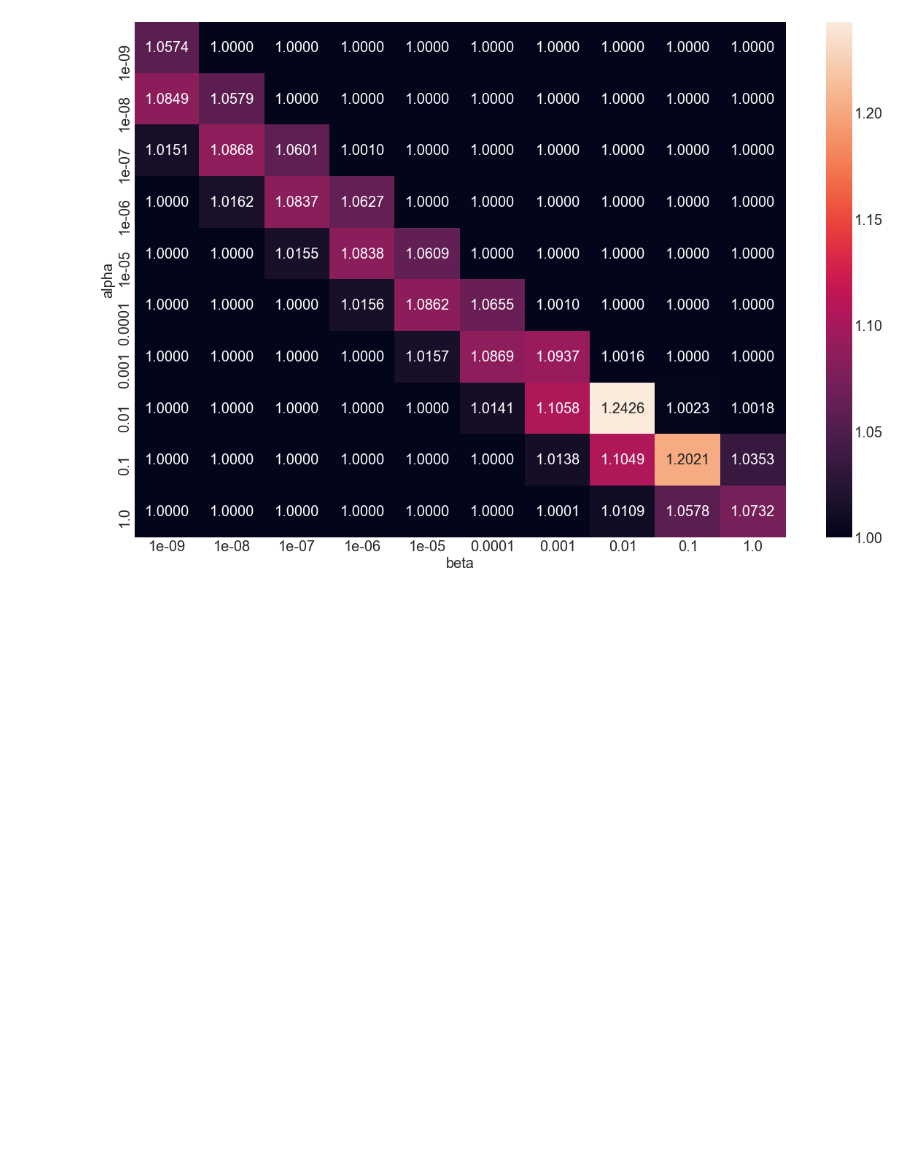
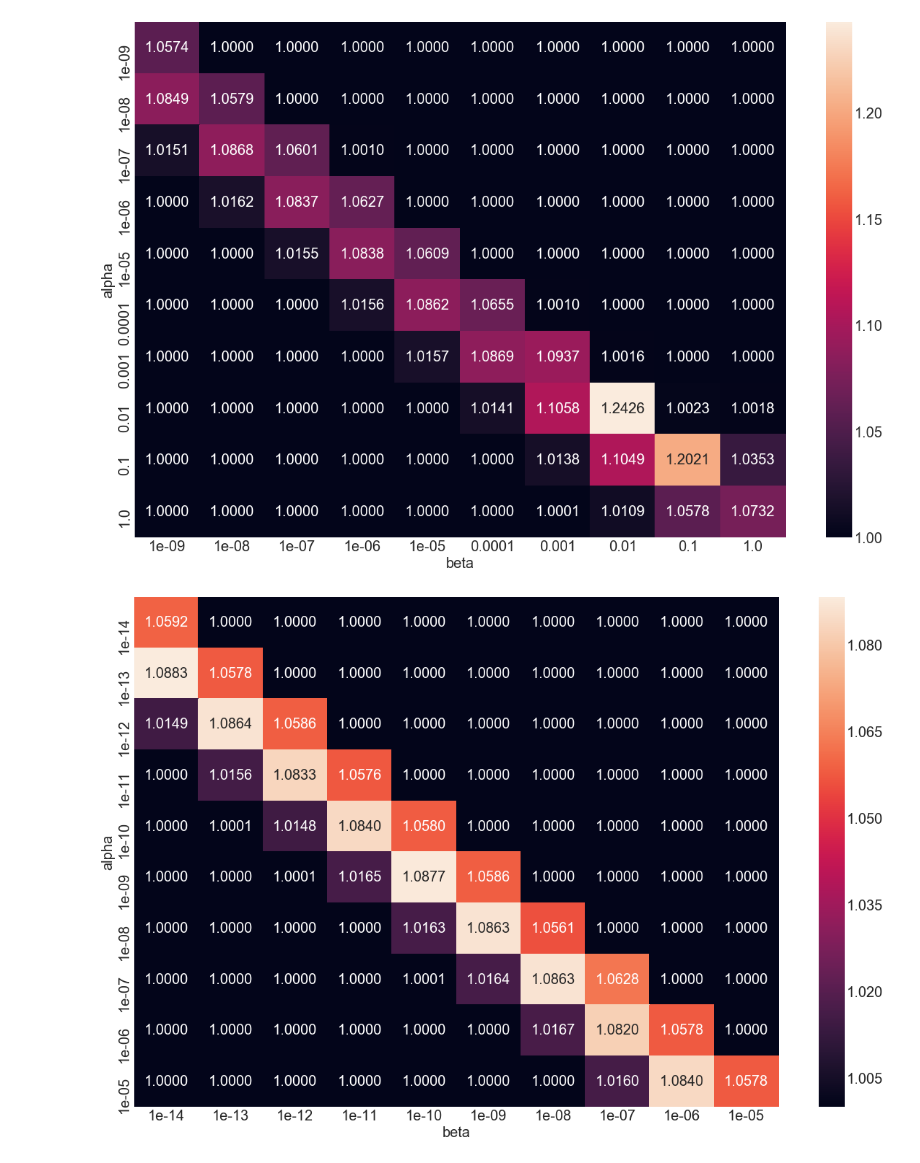
Before and after one commit to KrisNguyen135/FairBayesianOpt, a Jupyter notebook: notebooks/Homelessness/04_24_week/04 17 - Average PoF - small alphas and betas.ipynb, the cells around one changed output. Saved outputs shown, nothing was run; the diff lists cells and outputs as text; code cells hidden in the pictures; blank space fills up the shorter version.

```diff
--- a/notebooks/Homelessness/04_24_week/04 17 - Average PoF - small alphas and betas.ipynb
+++ b/notebooks/Homelessness/04_24_week/04 17 - Average PoF - small alphas and betas.ipynb
@@ -295,3 +319,15 @@ plt.xlabel('beta')
 plt.show()
 # %% [output]
 [figure]
+# %%
+sns.heatmap(
+    np.flip(np.mean(pof_pop, axis=2)),
+    annot=True, fmt='.4f',
+    xticklabels=np.flip(BETAS), yticklabels=np.flip(ALPHAS)
+)
+plt.ylabel('alpha')
+plt.xlabel('beta')
+
+plt.show()
+# %% [output]
+[figure, added]
```
Also changed, not shown: parts of 4 cells of this notebook, 2 other files.
